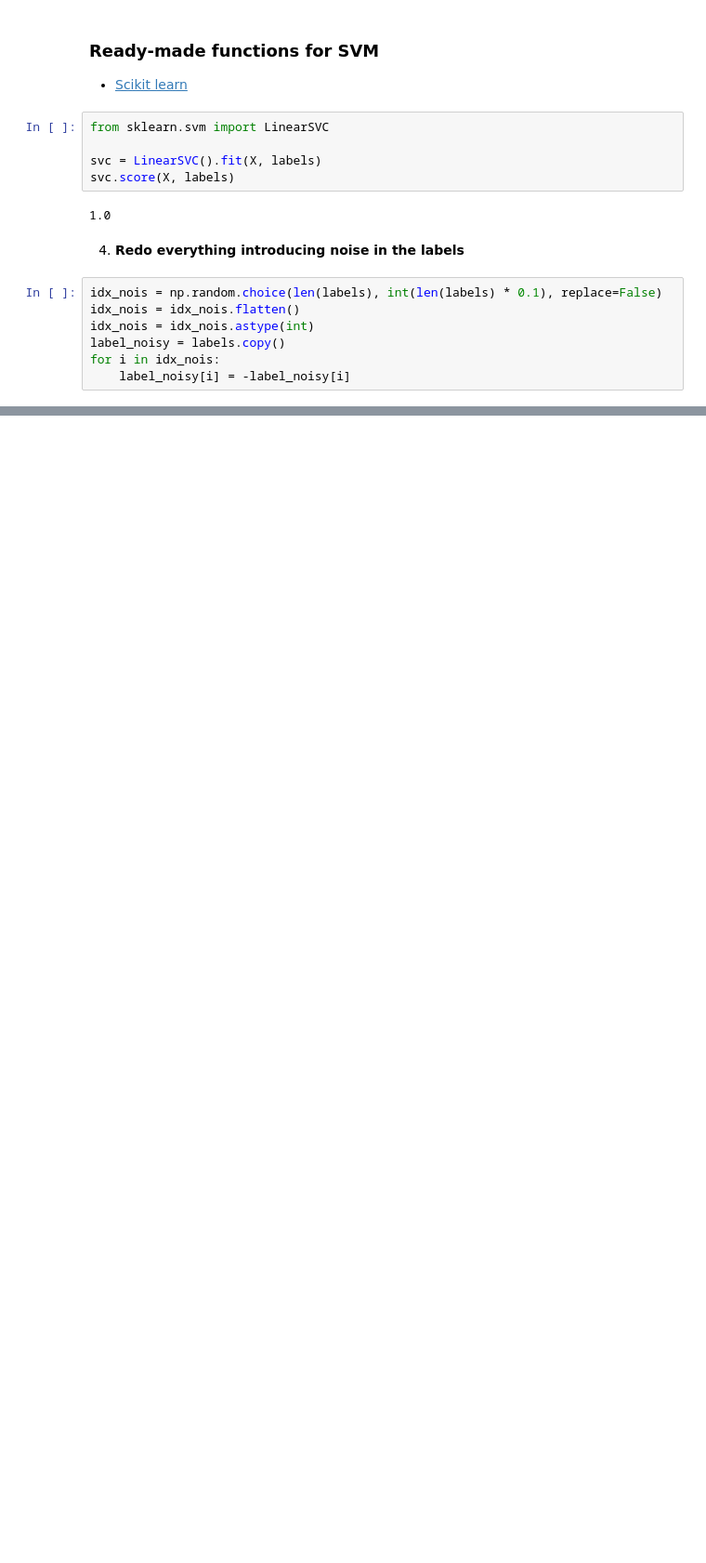
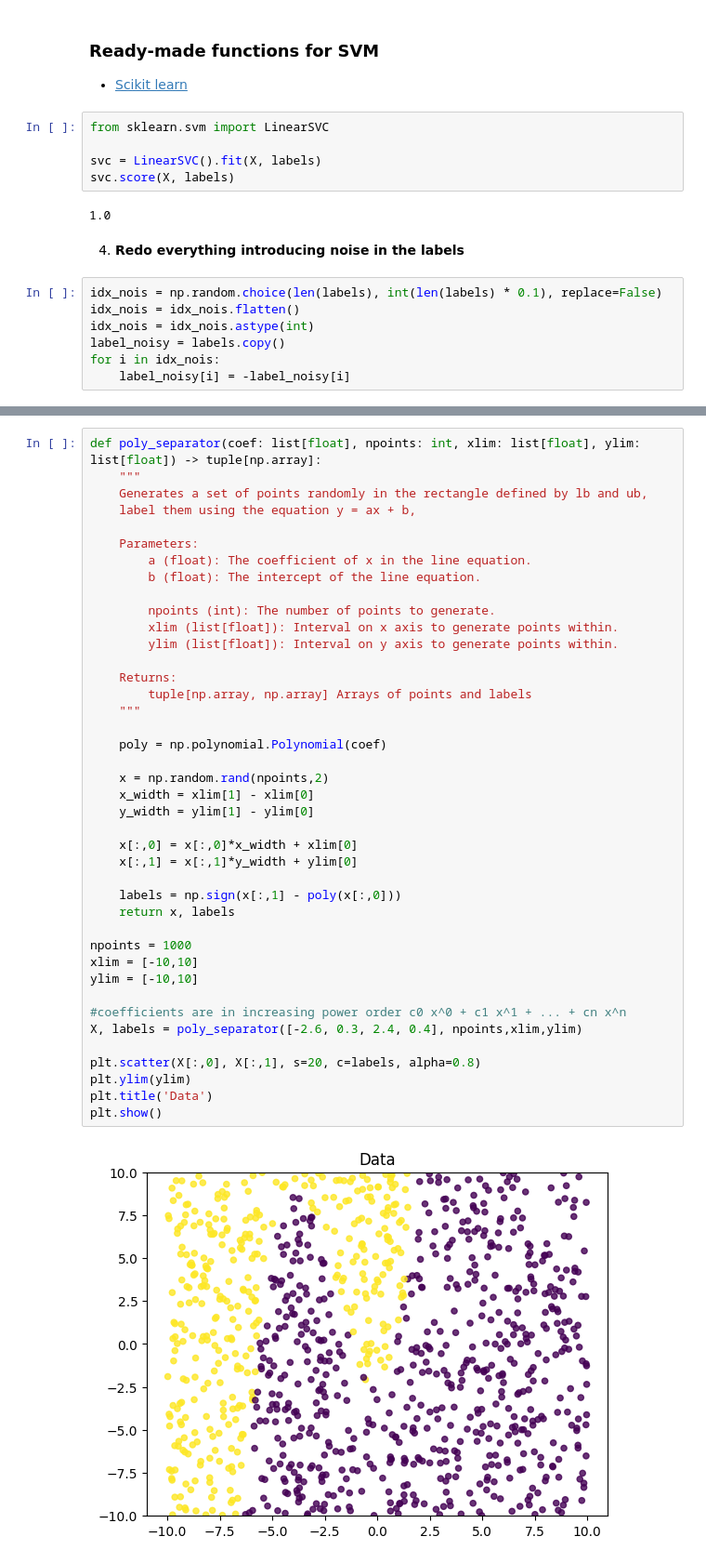
Before and after one commit to pietromihelj/machine-learning, a Jupyter notebook: laboratori/Lab-8.Perceptron_and_SVM.ipynb, the cells around one changed output, grey strips where cells are left out. Shown at 93% size. Saved outputs shown, nothing was run; the diff lists cells and outputs as text; blank space fills up the shorter version.

```diff
--- a/laboratori/Lab-8.Perceptron_and_SVM.ipynb
+++ b/laboratori/Lab-8.Perceptron_and_SVM.ipynb
@@ -503,0 +609,43 @@ plt.show()
+# %%
+def poly_separator(coef: list[float], npoints: int, xlim: list[float], ylim: list[float]) -> tuple[np.array]:
+    """
+    Generates a set of points randomly in the rectangle defined by lb and ub,
+    label them using the equation y = ax + b,
+
+    Parameters:
+        a (float): The coefficient of x in the line equation.
+        b (float): The intercept of the line equation.
+
+        npoints (int): The number of points to generate.
+        xlim (list[float]): Interval on x axis to generate points within.
+        ylim (list[float]): Interval on y axis to generate points within.
+
+    Returns:
+        tuple[np.array, np.array] Arrays of points and labels
+    """
+
+    poly = np.polynomial.Polynomial(coef)
+
+    x = np.random.rand(npoints,2)
+    x_width = xlim[1] - xlim[0]
+    y_width = ylim[1] - ylim[0]
+
+    x[:,0] = x[:,0]*x_width + xlim[0]
+    x[:,1] = x[:,1]*y_width + ylim[0]
+
+    labels = np.sign(x[:,1] - poly(x[:,0]))
+    return x, labels
+
+npoints = 1000
+xlim = [-10,10]
+ylim = [-10,10]
+
+#coefficients are in increasing power order c0 x^0 + c1 x^1 + ... + cn x^n
+X, labels = poly_separator([-2.6, 0.3, 2.4, 0.4], npoints,xlim,ylim)
+
+plt.scatter(X[:,0], X[:,1], s=20, c=labels, alpha=0.8)
+plt.ylim(ylim)
+plt.title('Data')
+plt.show()
+# %% [output]
+[figure, added]
```
Also changed, not shown: parts of 17 cells of this notebook, 3 other files.
